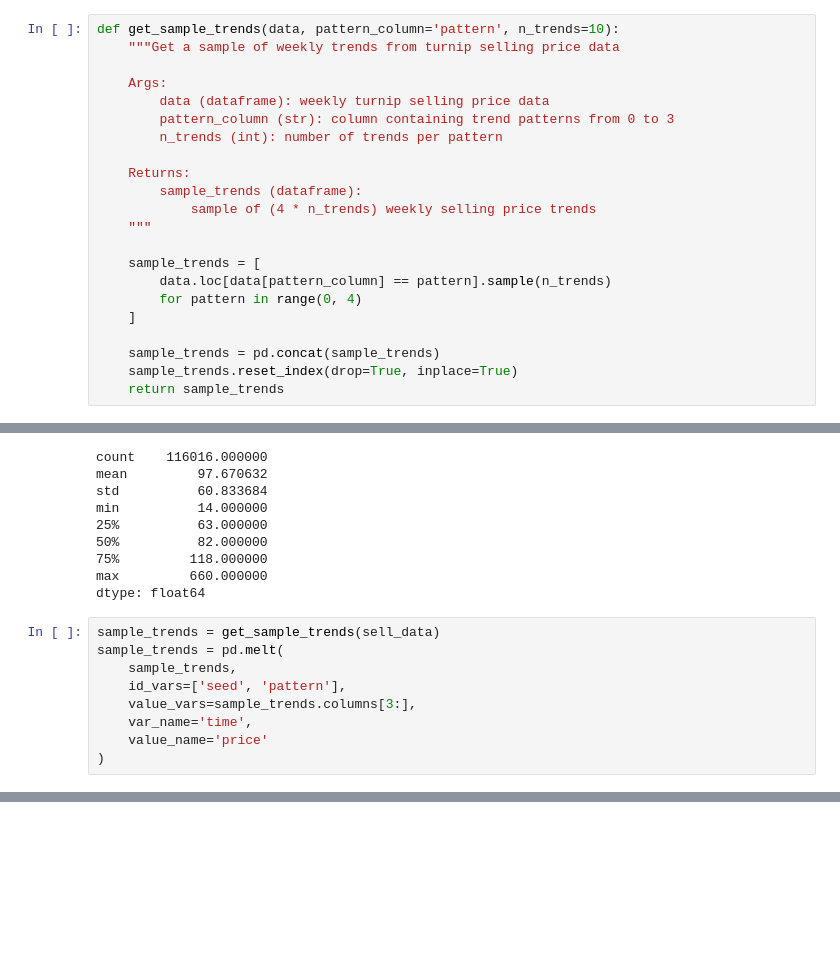
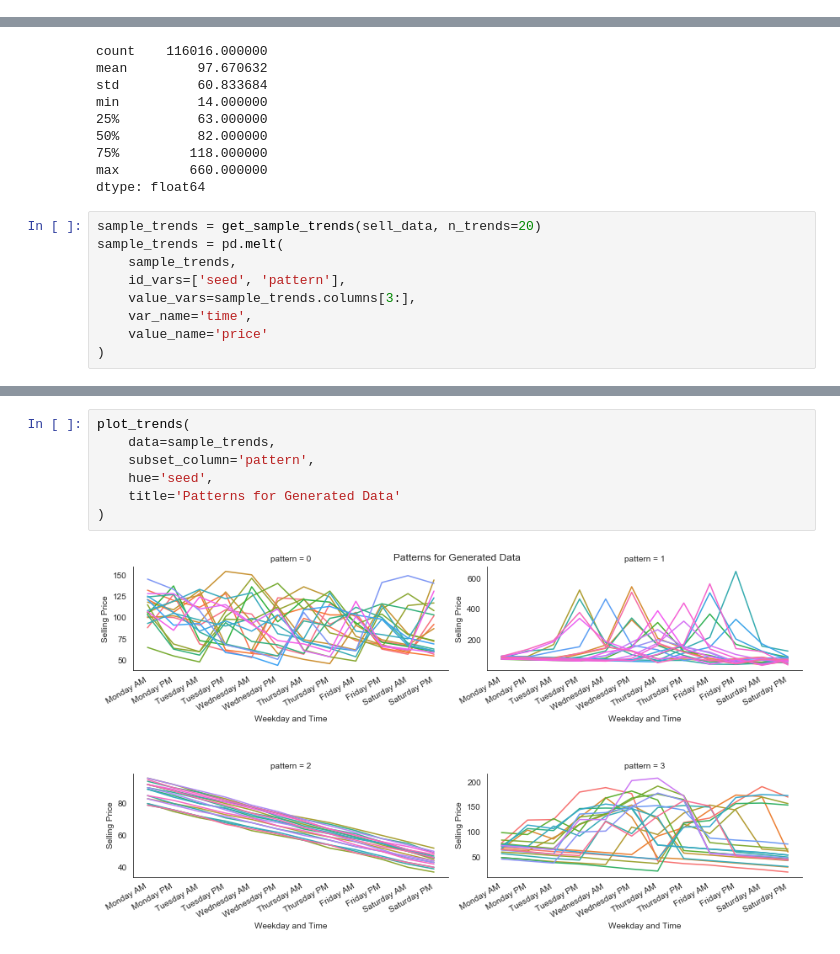
Before and after one commit to ys-lin14/acnh-classification, a Jupyter notebook: 2_data_exploration.ipynb, the cells around one changed output, grey strips where cells are left out. Drawn from its saved outputs; the diff is of its cells as text; blank space fills up the shorter version.

Commit message:
move sampling function and facetgrid plot to acnh.py, set sharey to be false for facetgrid

```diff
--- a/2_data_exploration.ipynb
+++ b/2_data_exploration.ipynb
@@ -5,26 +7,4 @@ import seaborn as sns
 # %%
 sns.set_style('white')
-# %%
-def get_sample_trends(data, pattern_column='pattern', n_trends=10):
-    """Get a sample of weekly trends from turnip selling price data
-
-    Args:
-        data (dataframe): weekly turnip selling price data
-        pattern_column (str): column containing trend patterns from 0 to 3
-        n_trends (int): number of trends per pattern
-
-    Returns:
-        sample_trends (dataframe):
-            sample of (4 * n_trends) weekly selling price trends
-    """
-
-    sample_trends = [
-        data.loc[data[pattern_column] == pattern].sample(n_trends)
-        for pattern in range(0, 4)
-    ]
-
-    sample_trends = pd.concat(sample_trends)
-    sample_trends.reset_index(drop=True, inplace=True)
-    return sample_trends
 # %%
 data = pd.read_csv('data/generated_data.csv')
@@ -93,7 +72,7 @@ min          14.000000
 max         660.000000
 dtype: float64
 # %%
-sample_trends = get_sample_trends(sell_data)
+sample_trends = get_sample_trends(sell_data, n_trends=20)
 sample_trends = pd.melt(
     sample_trends,
     id_vars=['seed', 'pattern'],
@@ -123,0 +83,9 @@ plt.show()
+# %%
+plot_trends(
+    data=sample_trends,
+    subset_column='pattern',
+    hue='seed',
+    title='Patterns for Generated Data'
+)
+# %% [output]
+[figure, added]
```
Also changed, not shown: parts of 4 cells of this notebook.
